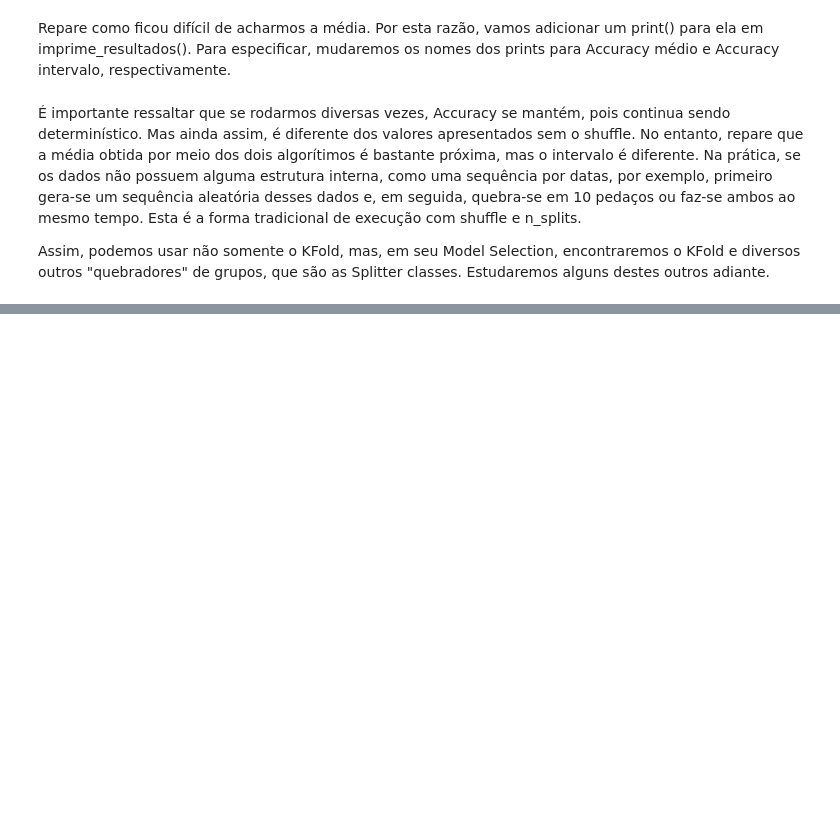
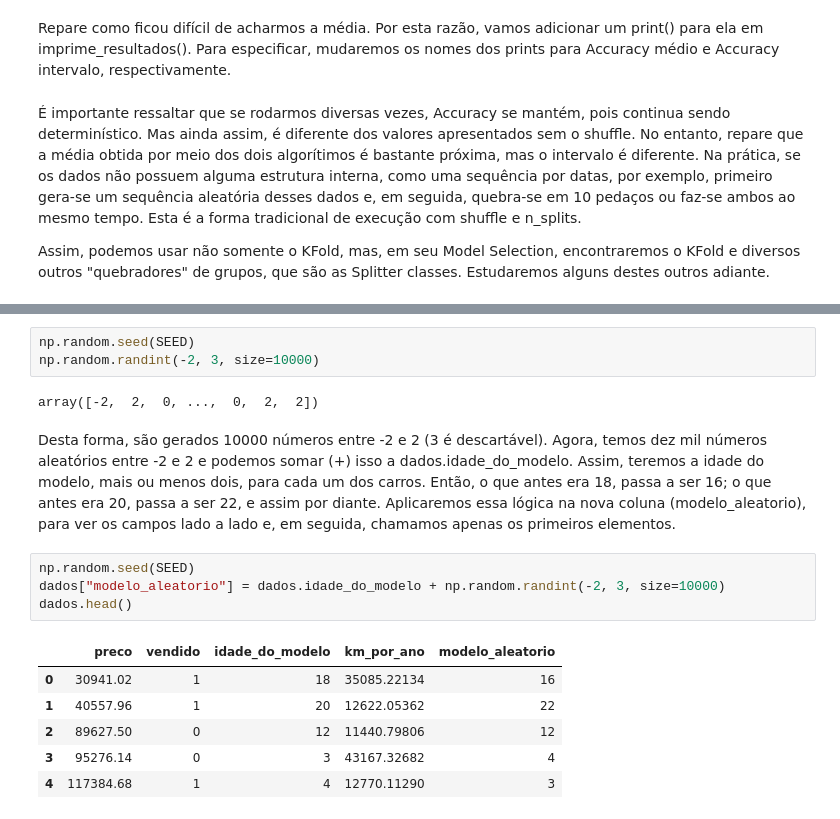
Before and after one commit to Luceliafn/Alura, a Jupyter notebook: Machine_Learning_Validação_1.ipynb, the cells around one changed output, grey strips where cells are left out. Saved outputs shown, nothing was run; the diff lists cells and outputs as text; blank space fills up the shorter version.

```diff
--- a/Machine_Learning_Validação_1.ipynb
+++ b/Machine_Learning_Validação_1.ipynb
@@ -96,0 +261,18 @@ Assim, podemos usar não somente o KFold, mas, em seu Model Selection, encontrar
+# %%
+np.random.seed(SEED)
+np.random.randint(-2, 3, size=10000)
+# %% [output]
+array([-2,  2,  0, ...,  0,  2,  2])
+# %% [markdown]
+Desta forma, são gerados 10000 números entre -2 e 2 (3 é descartável). Agora, temos dez mil números aleatórios entre -2 e 2 e podemos somar (+) isso a dados.idade_do_modelo. Assim, teremos a idade do modelo, mais ou menos dois, para cada um dos carros. Então, o que antes era 18, passa a ser 16; o que antes era 20, passa a ser 22, e assim por diante. Aplicaremos essa lógica na nova coluna (modelo_aleatorio), para ver os campos lado a lado e, em seguida, chamamos apenas os primeiros elementos.
+# %%
+np.random.seed(SEED)
+dados["modelo_aleatorio"] = dados.idade_do_modelo + np.random.randint(-2, 3, size=10000)
+dados.head()
+# %% [output]
+|  | preco | vendido | idade_do_modelo | km_por_ano | modelo_aleatorio |
+| 0 | 30941.02 | 1 | 18 | 35085.22134 | 16 |
+| 1 | 40557.96 | 1 | 20 | 12622.05362 | 22 |
+| 2 | 89627.50 | 0 | 12 | 11440.79806 | 12 |
+| 3 | 95276.14 | 0 | 3 | 43167.32682 | 4 |
+| 4 | 117384.68 | 1 | 4 | 12770.11290 | 3 |
```
Also changed, not shown: parts of 96 cells of this notebook.
